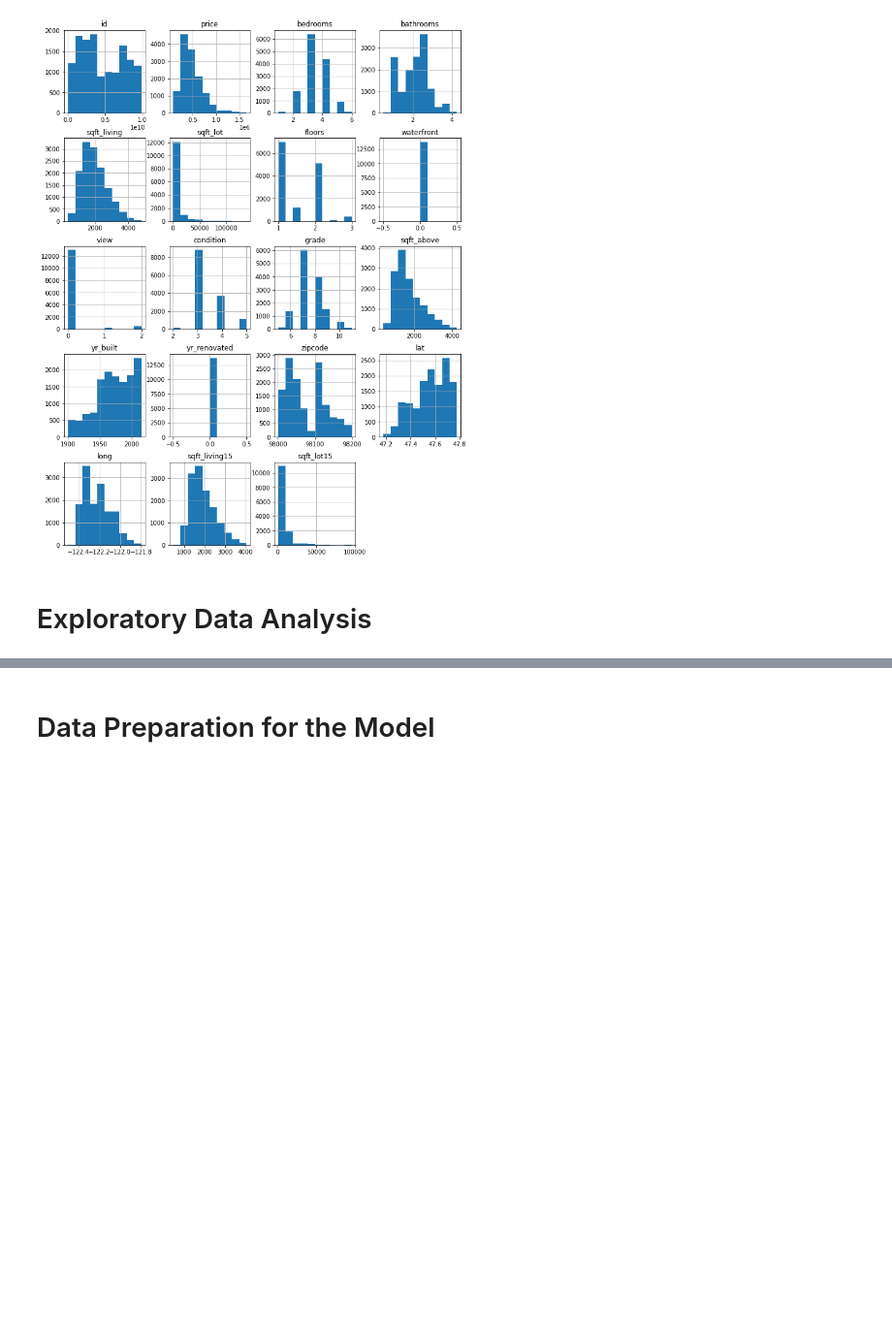
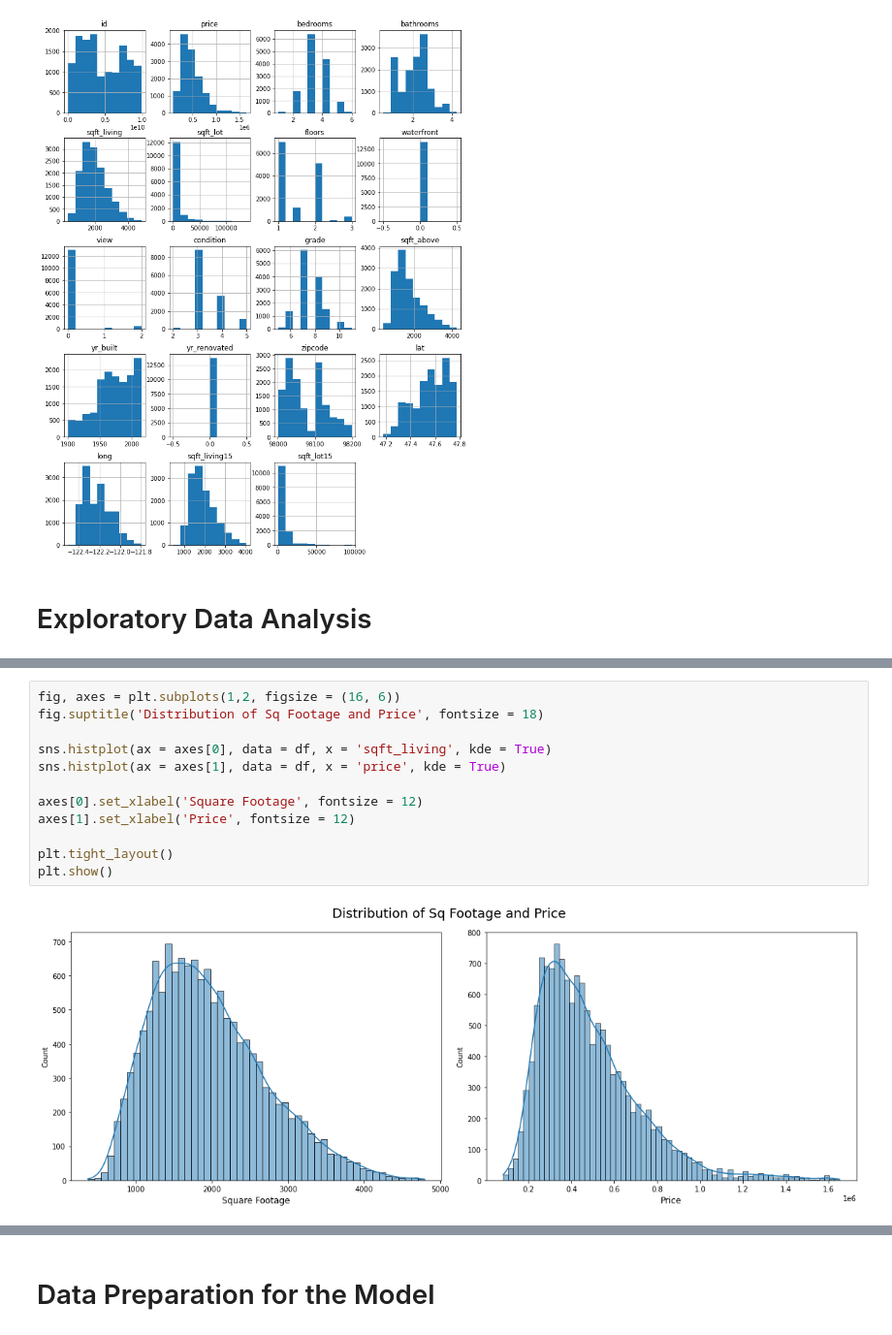
Before and after one commit to ozbunae/Housing_Data, a Jupyter notebook: Linear Regression Model on Housing Data.ipynb, the cells around one changed output, grey strips where cells are left out. Shown at 97% size. Saved outputs shown, nothing was run; the diff lists cells and outputs as text; blank space fills up the shorter version.

```diff
--- a/Linear Regression Model on Housing Data.ipynb
+++ b/Linear Regression Model on Housing Data.ipynb
@@ -351,0 +361,14 @@ plt.show()
+# %%
+fig, axes = plt.subplots(1,2, figsize = (16, 6))
+fig.suptitle('Distribution of Sq Footage and Price', fontsize = 18)
+
+sns.histplot(ax = axes[0], data = df, x = 'sqft_living', kde = True)
+sns.histplot(ax = axes[1], data = df, x = 'price', kde = True)
+
+axes[0].set_xlabel('Square Footage', fontsize = 12)
+axes[1].set_xlabel('Price', fontsize = 12)
+
+plt.tight_layout()
+plt.show()
+# %% [output]
+[figure, added]
```
Also changed, not shown: parts of 11 cells of this notebook.
